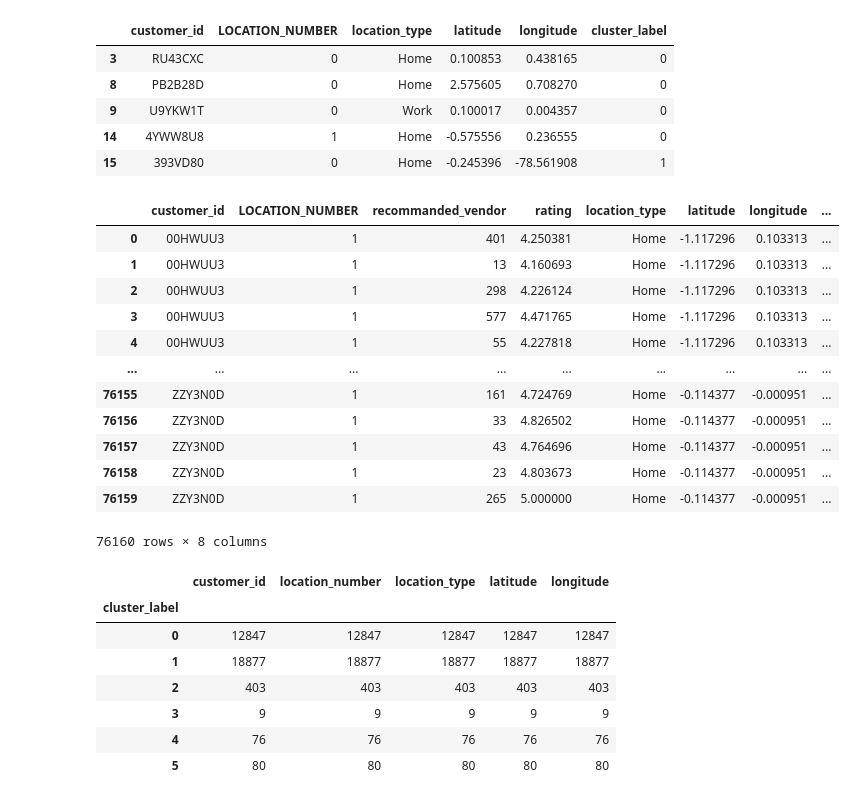
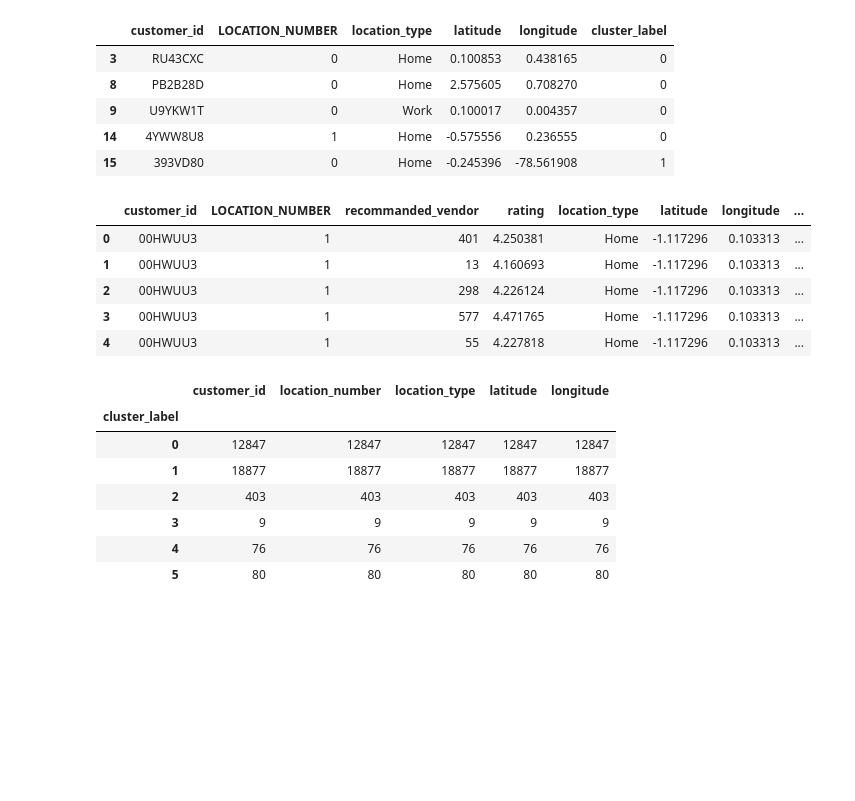
Before and after one commit to Bast-94/Restaurant-Recommander-System, a Jupyter notebook: notebook.ipynb, the cells around one changed output. Saved outputs shown, nothing was run; the diff lists cells and outputs as text; code cells hidden in the pictures; blank space fills up the shorter version.

```diff
--- a/notebook.ipynb
+++ b/notebook.ipynb
@@ -332,18 +333,11 @@ train_locations_df.head()
 # %%
 recommandation_with_cluster = pd.merge(recommandation_df, train_locations_df)
 
-recommandation_with_cluster
+recommandation_with_cluster.head()
 # %% [output]
 |  | customer_id | LOCATION_NUMBER | recommanded_vendor | rating | location_type | latitude | longitude | ... |
 | 0 | 00HWUU3 | 1 | 401 | 4.250381 | Home | -1.117296 | 0.103313 | ... |
 | 1 | 00HWUU3 | 1 | 13 | 4.160693 | Home | -1.117296 | 0.103313 | ... |
 | 2 | 00HWUU3 | 1 | 298 | 4.226124 | Home | -1.117296 | 0.103313 | ... |
 | 3 | 00HWUU3 | 1 | 577 | 4.471765 | Home | -1.117296 | 0.103313 | ... |
 | 4 | 00HWUU3 | 1 | 55 | 4.227818 | Home | -1.117296 | 0.103313 | ... |
-| ... | ... | ... | ... | ... | ... | ... | ... | ... |
-| 76155 | ZZY3N0D | 1 | 161 | 4.724769 | Home | -0.114377 | -0.000951 | ... |
-| 76156 | ZZY3N0D | 1 | 33 | 4.826502 | Home | -0.114377 | -0.000951 | ... |
-| 76157 | ZZY3N0D | 1 | 43 | 4.764696 | Home | -0.114377 | -0.000951 | ... |
-| 76158 | ZZY3N0D | 1 | 23 | 4.803673 | Home | -0.114377 | -0.000951 | ... |
-| 76159 | ZZY3N0D | 1 | 265 | 5.000000 | Home | -0.114377 | -0.000951 | ... |
-76160 rows × 8 columns
```
Also changed, not shown: parts of 3 cells of this notebook.
